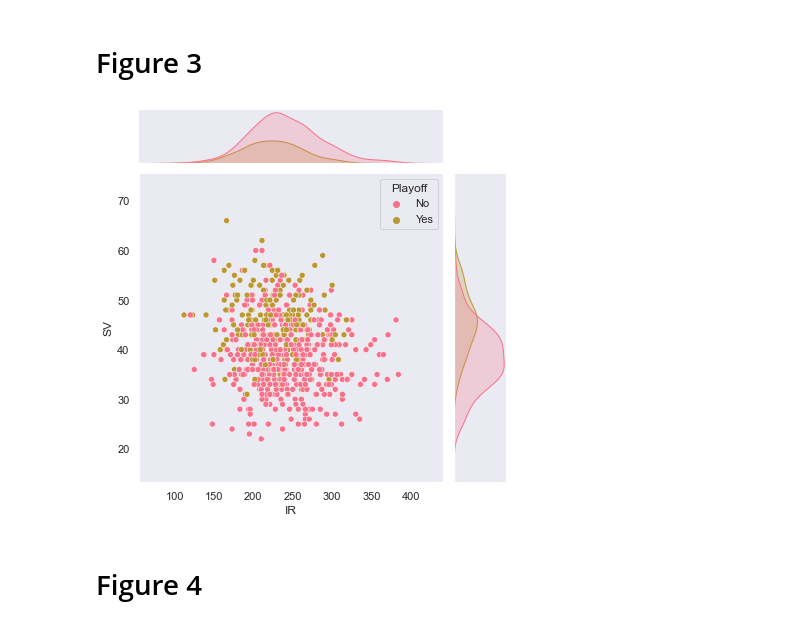
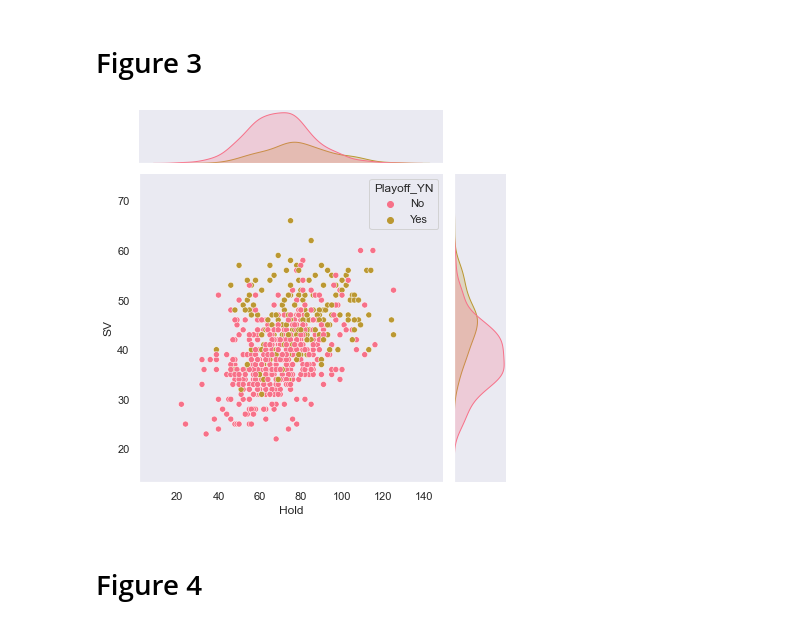
Before and after one commit to the-data-science-union/DSU-S2022-MLB, a Jupyter notebook: Code and Work/Pitching/Relief Pitching/Vince_Relief_Pitching_Visualization.ipynb, the cells around one changed output. Cells and saved outputs as stored; diff of their text form; code cells hidden in the pictures.

Commit message:
updated visualization file

```diff
--- a/Code and Work/Pitching/Relief Pitching/Vince_Relief_Pitching_Visualization.ipynb
+++ b/Code and Work/Pitching/Relief Pitching/Vince_Relief_Pitching_Visualization.ipynb
@@ -22,9 +22,8 @@ relief
 630 rows × 32 columns
 # %%
 # preparing the data for visualization
-pd.Series.replace(relief.Playoff, to_replace = 0, value = 'No', inplace = True)
-pd.Series.replace(relief.Playoff, to_replace = 1, value = 'Yes', inplace = True)
-relief.Playoff = relief.Playoff.astype('category')
+relief['Playoff_YN'] = relief['Playoff'].replace(to_replace=[0, 1], value=['No', 'Yes'])
+relief.Playoff_YN = relief.Playoff_YN.astype('category')
 relief
 # %% [output]
 |  | Year | Tm | G | GR | GF | Wgr | Lgr | SVOpp | SV | BSv | ... | ... |
@@ -70,9 +71,9 @@ plt.show()
 # Figure 3
 # %%
 sns.set_theme(style = 'dark', palette = 'husl')
-sns.jointplot(data = relief, x = 'IR', y = 'SV', hue = 'Playoff')
+sns.jointplot(data = relief, x = 'Hold', y = 'SV', hue = 'Playoff_YN')
 plt.show()
 # %% [output]
-[figure, old version]
+[figure, new version]
 # %% [markdown]
 # Figure 4
```
Also changed, not shown: parts of 7 cells of this notebook, 2 other files.
